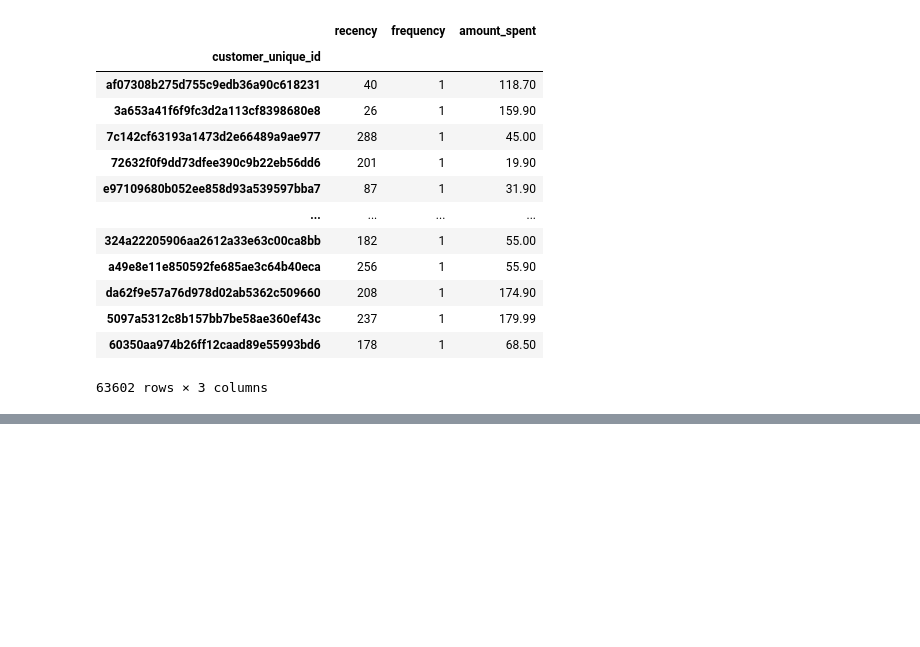
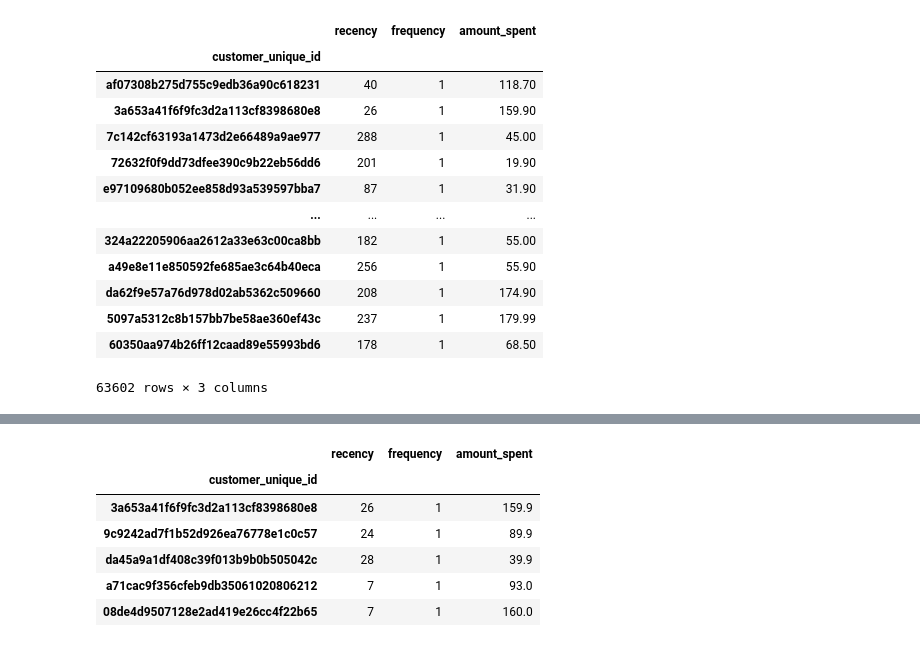
Before and after one commit to ThomasMeb/Projet_4, a Jupyter notebook: Mebarki_Thomas_notebook_simulation_032023.ipynb, the cells around one changed output, grey strips where cells are left out. Cells and saved outputs as stored; diff of their text form; code cells hidden in the pictures; blank space fills up the shorter version.

```diff
--- a/Mebarki_Thomas_notebook_simulation_032023.ipynb
+++ b/Mebarki_Thomas_notebook_simulation_032023.ipynb
@@ -111,0 +146,12 @@ for i in range(1, 52):
+# %%
+data_month = {}
+for i in range(1, 27):
+      data_month[i] = data.loc[data['recency_{}'.format(i)] == 1, ['recency', 'frequency', 'amount_spent']]
+# %% [output]
+|  | recency | frequency | amount_spent |
+| customer_unique_id |  |  |  |
+| 3a653a41f6f9fc3d2a113cf8398680e8 | 26 | 1 | 159.9 |
+| 9c9242ad7f1b52d926ea76778e1c0c57 | 24 | 1 | 89.9 |
+| da45a9a1df408c39f013b9b0b505042c | 28 | 1 | 39.9 |
+| a71cac9f356cfeb9db35061020806212 | 7 | 1 | 93.0 |
+| 08de4d9507128e2ad419e26cc4f22b65 | 7 | 1 | 160.0 |
```
Also changed, not shown: parts of 13 cells of this notebook.
